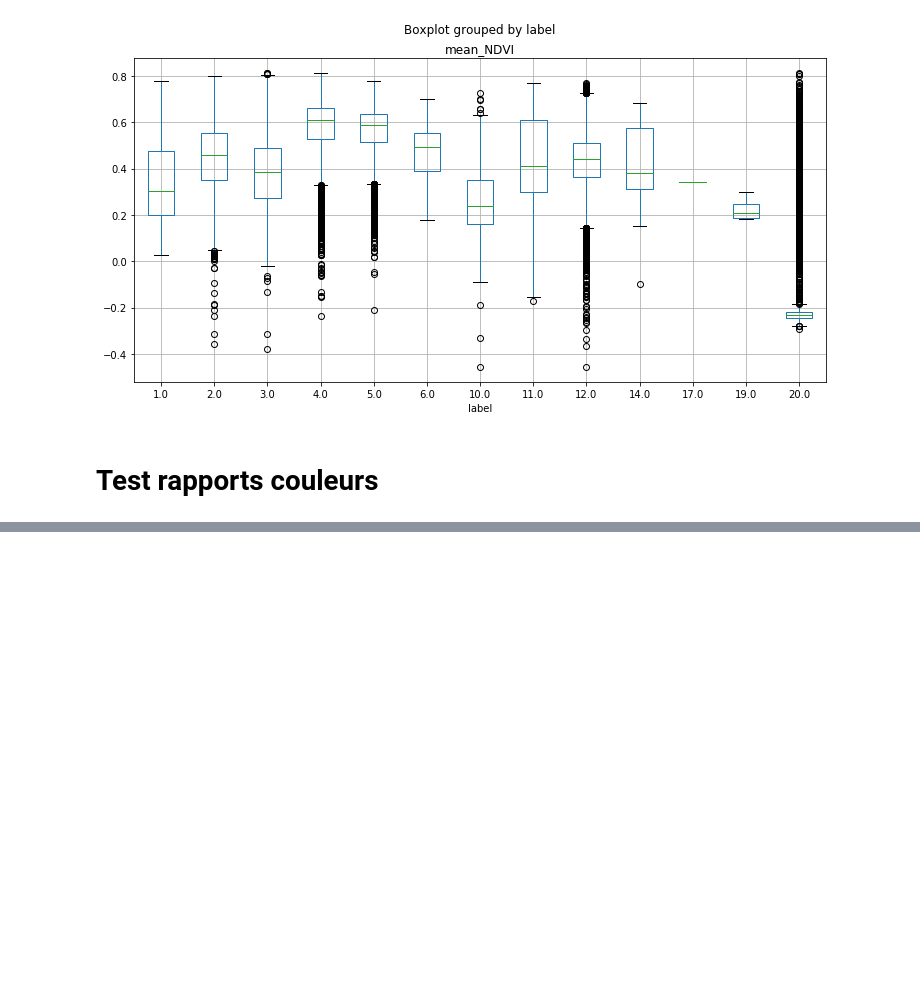
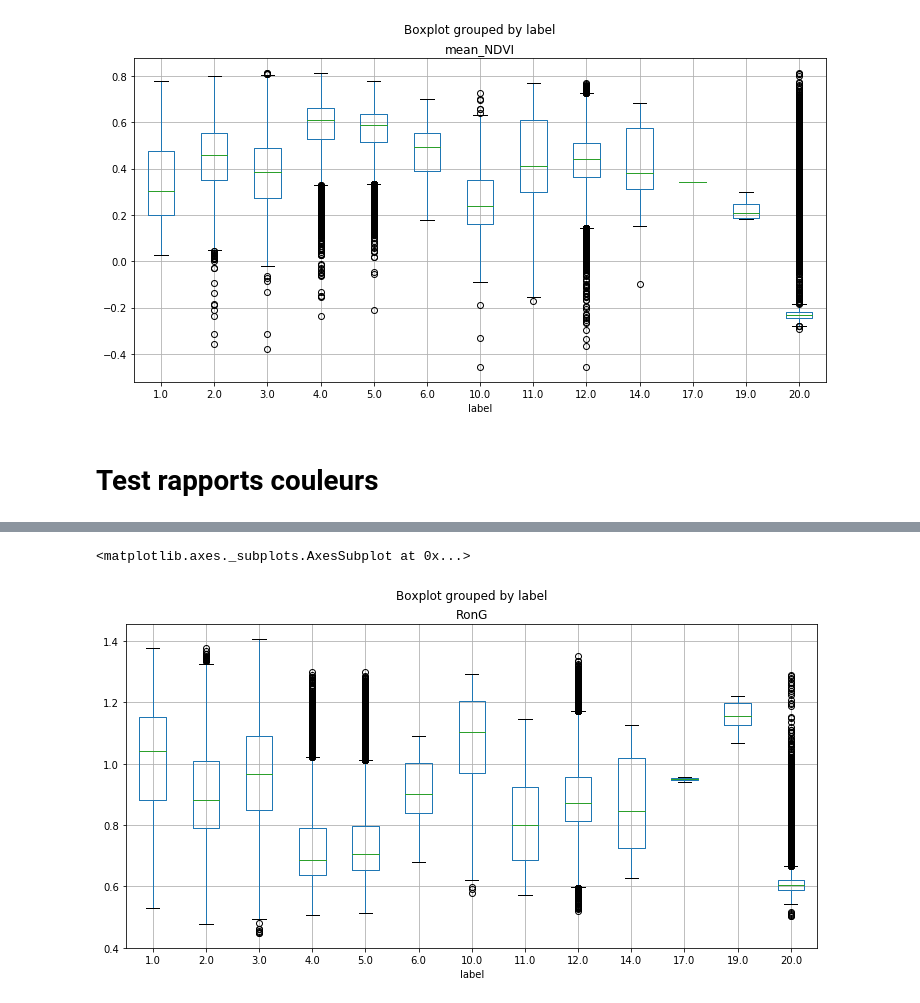
Before and after one commit to MtLouis/HackatonIRT-Beachers, a Jupyter notebook: Features_Guillaume.ipynb, the cells around one changed output, grey strips where cells are left out. Drawn from its saved outputs; the diff is of its cells as text; code cells hidden in the pictures; blank space fills up the shorter version.

```diff
--- a/Features_Guillaume.ipynb
+++ b/Features_Guillaume.ipynb
@@ -89,12 +87,30 @@ images_R= np.array(f['S2'][:,:,:,0])
 images_G= np.array(f['S2'][:,:,:,1])
 images_B= np.array(f['S2'][:,:,:,2])
 images_IR= np.array(f['S2'][:,:,:,3])
-# %%
-RonG = []
-BonG = []
-BonR = []
-
-for i in range(images_total):
-    NDVI= (images_IR[i] - images_R[i]) /(images_IR[i] + images_R[i])
-    NDVI_tot.append(NDVI.mean())
-    label_test.append(f['TOP_LANDCOVER'][()][i][0])
+# %%
+RonG = []
+BonG = []
+BonR = []
+
+for i in range(images_total):
+    if (images_G[i].any() == 0.0):
+        RonG.append(9999.0)
+        BonG.append(9999.0)
+    else :
+        RonG.append((images_R[i] /images_G[i]).mean())
+        BonG.append((images_B[i] /images_G[i]).mean())
+
+
+    if (images_R[i].any() == 0.0):
+        BonR.append(9999.0)
+    else:
+        BonR.append((images_B[i] /images_R[i]).mean())
+
+matrix = pd.DataFrame(f['TOP_LANDCOVER'][()])
+matrix['label'] = pd.DataFrame(f['TOP_LANDCOVER'][()])
+matrix['RonG'] = pd.DataFrame(RonG)
+matrix['BonG'] = pd.DataFrame(BonG)
+matrix['BonR'] = pd.DataFrame(BonR)
+#pd_NDVI_tot['std_NDVI'] = pd.DataFrame(NDVI_stddev)
+matrix = matrix.drop(0,1)
+matrix.head()
@@ -100,0 +133,6 @@ for i in range(images_total):
+# %%
+filterd = matrix
+filtered = filtered.mask(matrix['RonG']> 1000).dropna()
+filtered = filtered.mask(matrix['BonG']> 1000).dropna()
+filtered = filtered.mask(matrix['BonR']> 1000).dropna()
+filtered.head()
@@ -100,0 +146,5 @@ for i in range(images_total):
+# %%
+filtered.boxplot(column='RonG', by = 'label', figsize=(12,6))
+# %% [output]
+<matplotlib.axes._subplots.AxesSubplot at 0x...>
+[figure, added]
```
Also changed, not shown: parts of 26 cells of this notebook.
